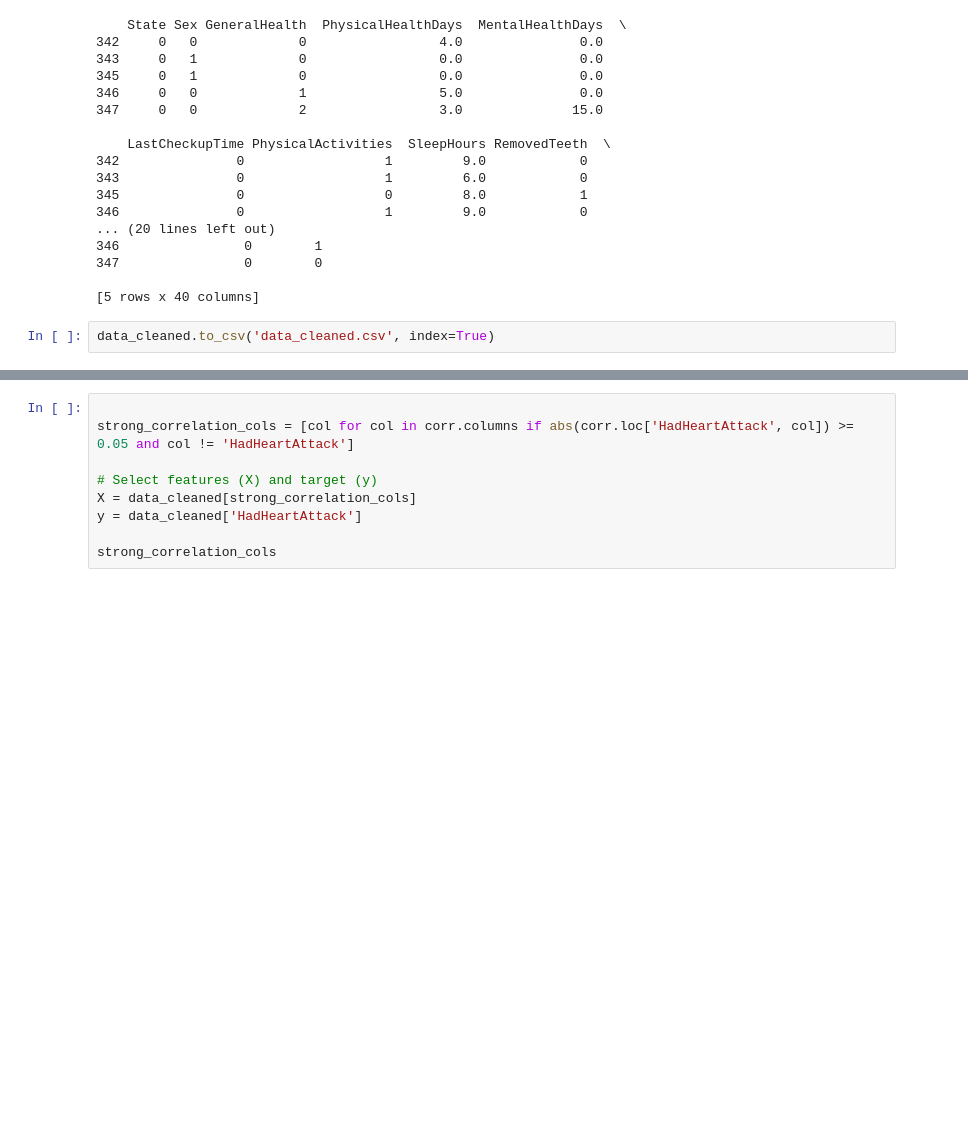
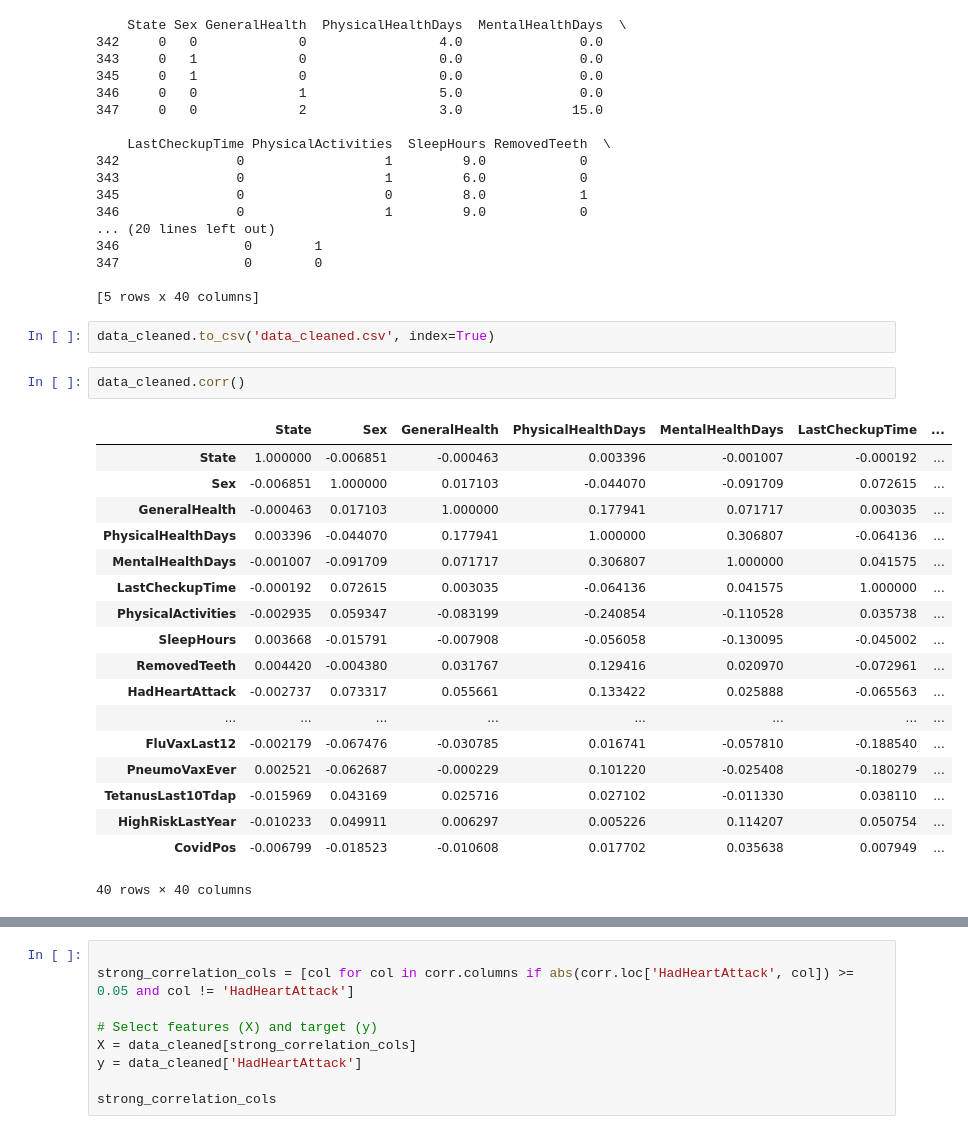
Before and after one commit to LiuRuohui/COMP7103_DataMining, a Jupyter notebook: data_preprocessing.ipynb, the cells around one changed output, grey strips where cells are left out. Drawn from its saved outputs; the diff is of its cells as text; blank space fills up the shorter version.

Commit message:
DATA

```diff
--- a/data_preprocessing.ipynb
+++ b/data_preprocessing.ipynb
@@ -469,5 +469,26 @@ print(data_cleaned.head())
 [5 rows x 40 columns]
 # %%
 data_cleaned.to_csv('data_cleaned.csv', index=True)
+# %%
+data_cleaned.corr()
+# %% [output]
+|  | State | Sex | GeneralHealth | PhysicalHealthDays | MentalHealthDays | LastCheckupTime | ... |
+| State | 1.000000 | -0.006851 | -0.000463 | 0.003396 | -0.001007 | -0.000192 | ... |
+| Sex | -0.006851 | 1.000000 | 0.017103 | -0.044070 | -0.091709 | 0.072615 | ... |
+| GeneralHealth | -0.000463 | 0.017103 | 1.000000 | 0.177941 | 0.071717 | 0.003035 | ... |
+| PhysicalHealthDays | 0.003396 | -0.044070 | 0.177941 | 1.000000 | 0.306807 | -0.064136 | ... |
+| MentalHealthDays | -0.001007 | -0.091709 | 0.071717 | 0.306807 | 1.000000 | 0.041575 | ... |
+| LastCheckupTime | -0.000192 | 0.072615 | 0.003035 | -0.064136 | 0.041575 | 1.000000 | ... |
+| PhysicalActivities | -0.002935 | 0.059347 | -0.083199 | -0.240854 | -0.110528 | 0.035738 | ... |
+| SleepHours | 0.003668 | -0.015791 | -0.007908 | -0.056058 | -0.130095 | -0.045002 | ... |
+| RemovedTeeth | 0.004420 | -0.004380 | 0.031767 | 0.129416 | 0.020970 | -0.072961 | ... |
+| HadHeartAttack | -0.002737 | 0.073317 | 0.055661 | 0.133422 | 0.025888 | -0.065563 | ... |
+| ... | ... | ... | ... | ... | ... | ... | ... |
+| FluVaxLast12 | -0.002179 | -0.067476 | -0.030785 | 0.016741 | -0.057810 | -0.188540 | ... |
+| PneumoVaxEver | 0.002521 | -0.062687 | -0.000229 | 0.101220 | -0.025408 | -0.180279 | ... |
+| TetanusLast10Tdap | -0.015969 | 0.043169 | 0.025716 | 0.027102 | -0.011330 | 0.038110 | ... |
+| HighRiskLastYear | -0.010233 | 0.049911 | 0.006297 | 0.005226 | 0.114207 | 0.050754 | ... |
+| CovidPos | -0.006799 | -0.018523 | -0.010608 | 0.017702 | 0.035638 | 0.007949 | ... |
+40 rows × 40 columns
 # %%
 corr = data_cleaned.corr()
```
Also changed, not shown: parts of 1 cell of this notebook.
